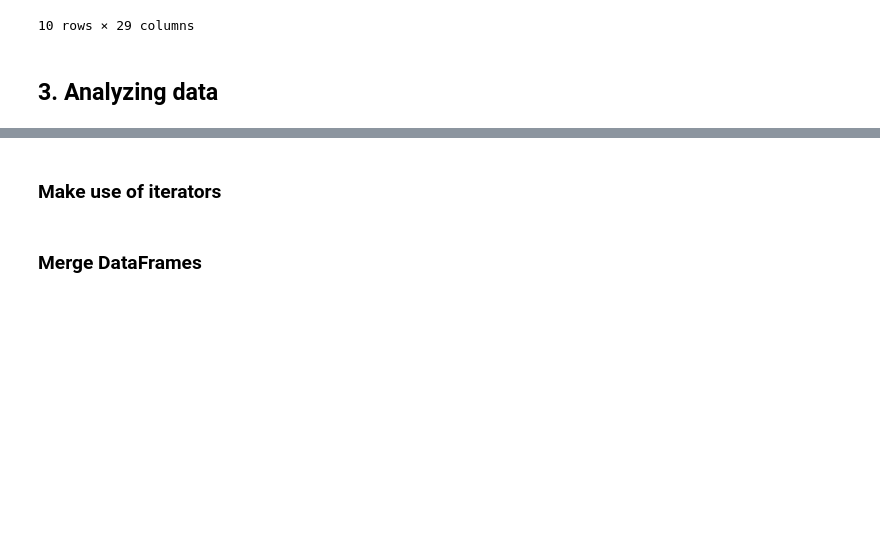
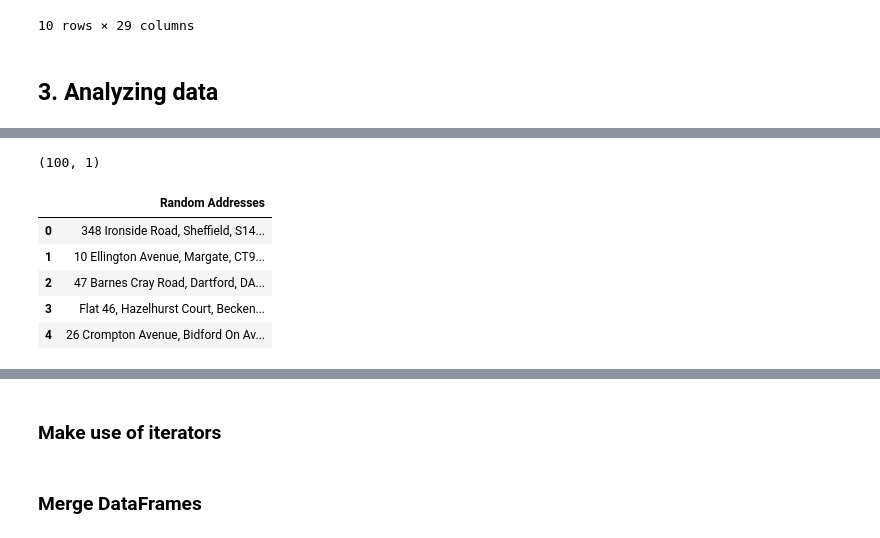
Before and after one commit to shahedkarolia/UCDPA_SKarolia, a Jupyter notebook: UCD_PA_Assignment_Supporting_Notebook.ipynb, the cells around one changed output, grey strips where cells are left out. Cells and saved outputs as stored; diff of their text form; code cells hidden in the pictures; blank space fills up the shorter version.

```diff
--- a/UCD_PA_Assignment_Supporting_Notebook.ipynb
+++ b/UCD_PA_Assignment_Supporting_Notebook.ipynb
@@ -315,0 +343,13 @@ prem_table3.head(10)
+# %%
+# import  CSV file data into pandas dataframe
+random_addresses = pd.read_csv('DataSets/addresses_random.csv')
+print(random_addresses.shape)
+random_addresses.head()
+# %% [output]
+(100, 1)
+|  | Random Addresses |
+| 0 | 348 Ironside Road, Sheffield, S14... |
+| 1 | 10 Ellington Avenue, Margate, CT9... |
+| 2 | 47 Barnes Cray Road, Dartford, DA... |
+| 3 | Flat 46, Hazelhurst Court, Becken... |
+| 4 | 26 Crompton Avenue, Bidford On Av... |
```
Also changed, not shown: parts of 6 cells of this notebook.
